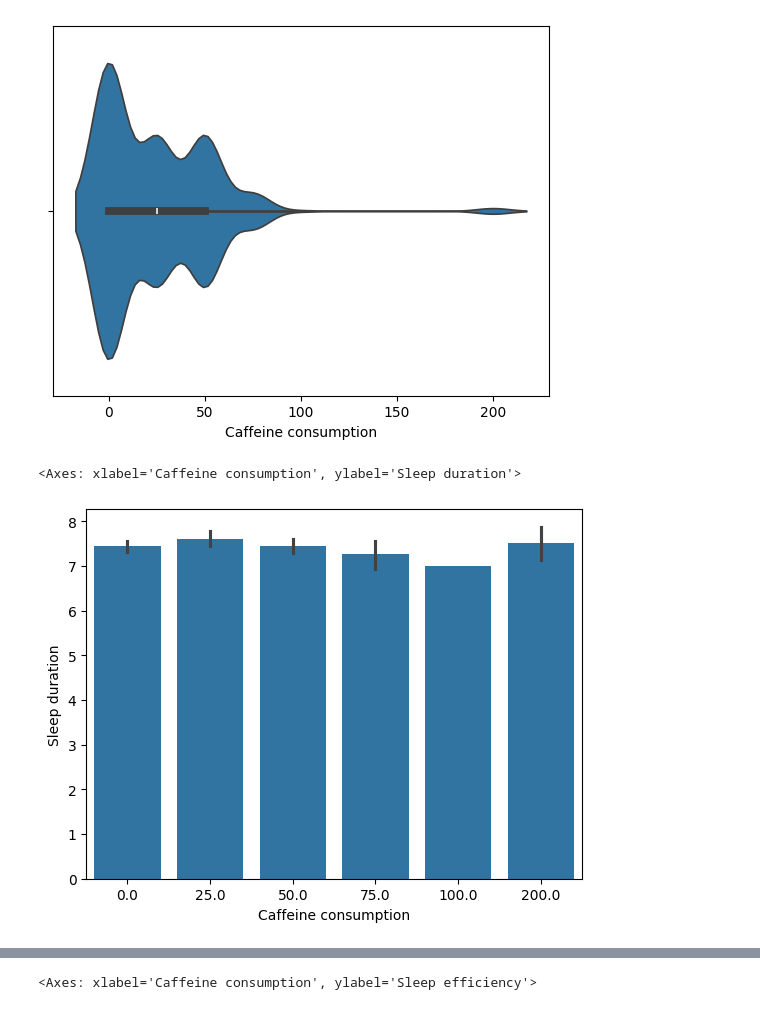
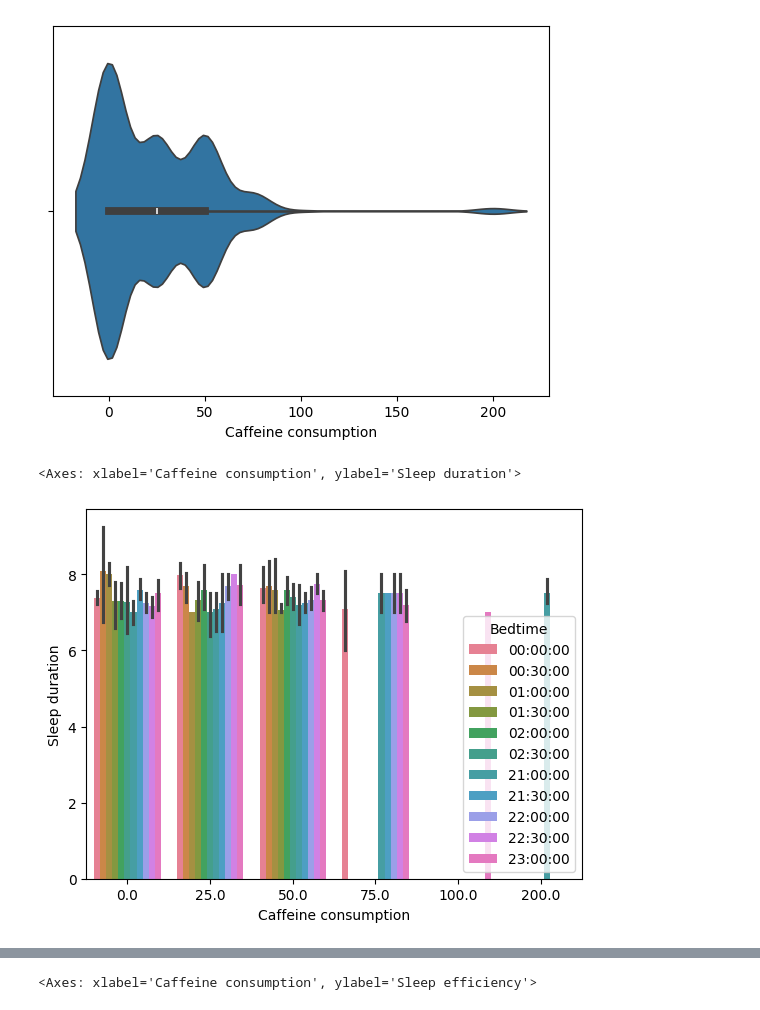
Before and after one commit to AvienReactor/CSE-Final, a Jupyter notebook: CaffeineVsSleep.ipynb, the cells around one changed output, grey strips where cells are left out. Saved outputs shown, nothing was run; the diff lists cells and outputs as text; code cells hidden in the pictures.

```diff
--- a/CaffeineVsSleep.ipynb
+++ b/CaffeineVsSleep.ipynb
@@ -83,3 +83,11 @@ A value is trying to be set on a copy of a slice from a DataFrame
 
 See the caveats in the documentation: https://pandas.pydata.org/pandas-docs/stable/user_guide/indexing.html#returning-a-view-versus-a-copy
   Caffeinevssleep.fillna(CaffeineMedian,inplace=True)
+# %%
+Caffeinevssleep[['Bed date', 'Bedtime']] = Caffeinevssleep['Bedtime'].str.split(' ', 1, expand=True)
+Caffeinevssleep[['Wakeup date', 'Wakeup time']] = Caffeinevssleep['Wakeup time'].str.split(' ', 1, expand=True)
+#sleep_data.loc(sleep_data['Bedtime'] >= object'20:00:00', 'Time of day') = 2
+
+Caffeinevssleep['Time of day'] = Caffeinevssleep['Bedtime'].map(lambda x: 'Early morning' if x < '05:00:00'
+                                                      else 'Night' )
+#sleep_data['Time of day'] = sleep_data['Bedtime'].map(lambda x: 'Evening' if x <= '05:00:00' else 'Evening')
@@ -142,7 +176,8 @@ sns.violinplot(Caffeinevssleep, x='Caffeine consumption')
 <Axes: xlabel='Caffeine consumption'>
 [figure]
 # %%
-sns.barplot(Caffeinevssleep,x='Caffeine consumption', y='Sleep duration' )
+Caffeinevssleep= Caffeinevssleep.sort_values('Bedtime')
+sns.barplot(Caffeinevssleep,x='Caffeine consumption', y='Sleep duration', hue='Bedtime' )
 # %% [output]
 <Axes: xlabel='Caffeine consumption', ylabel='Sleep duration'>
-[figure, old version]
+[figure, new version]
```
Also changed, not shown: parts of 12 cells of this notebook.
